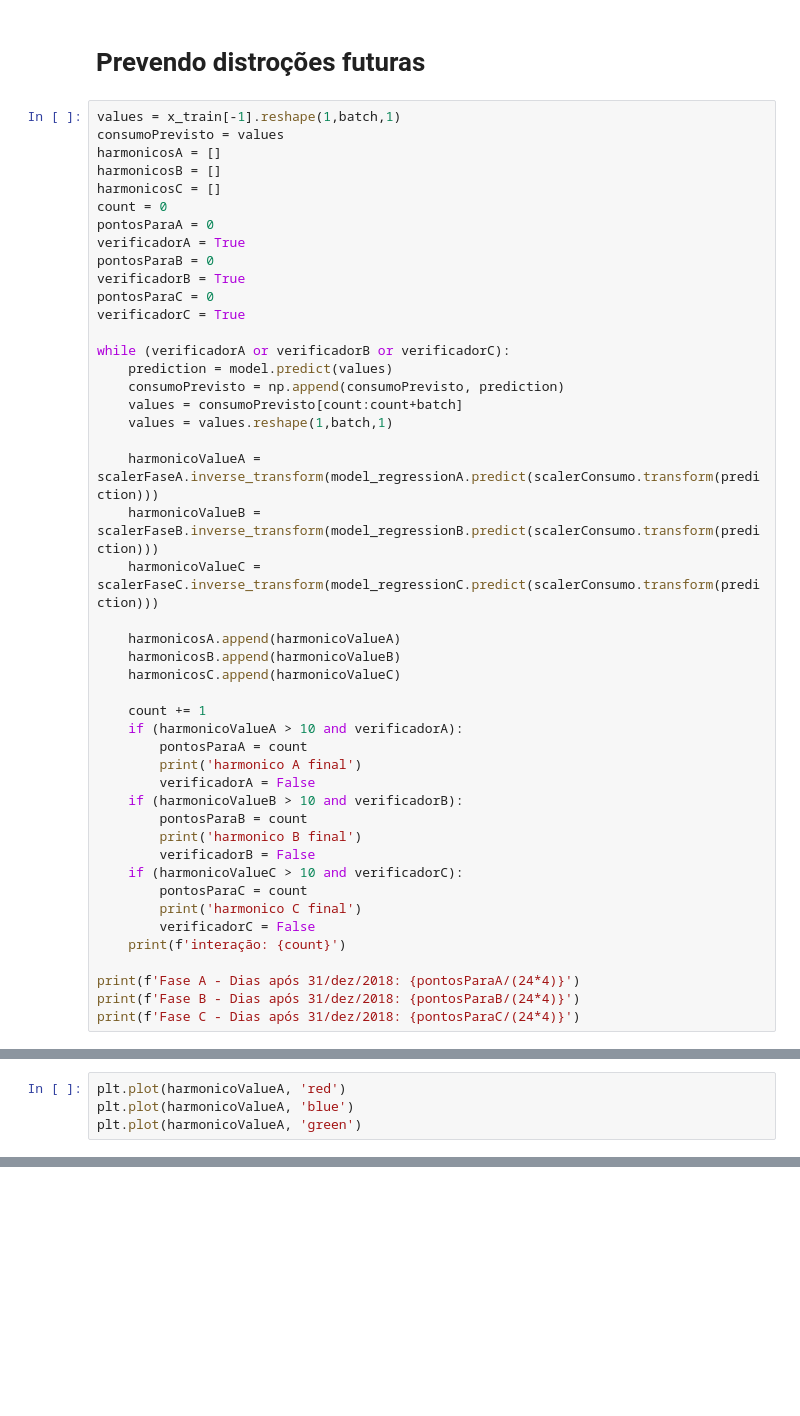
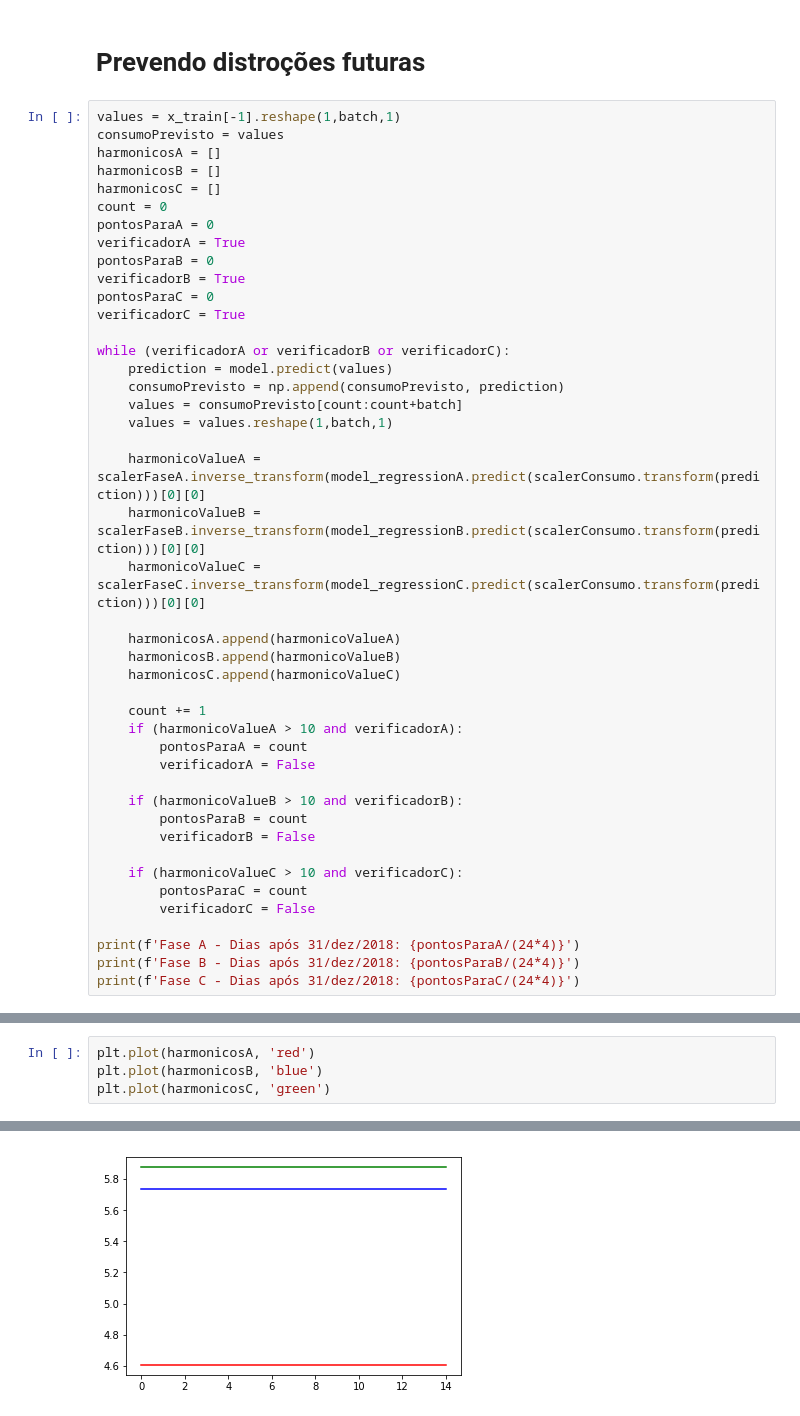
Before and after one commit to nayarat/analise-de-consumo, a Jupyter notebook: rede media.ipynb, the cells around one changed output, grey strips where cells are left out. Drawn from its saved outputs; the diff is of its cells as text; blank space fills up the shorter version.

```diff
--- a/rede media.ipynb
+++ b/rede media.ipynb
@@ -674,9 +675,9 @@ while (verificadorA or verificadorB or verificadorC):
     values = consumoPrevisto[count:count+batch]
     values = values.reshape(1,batch,1)
 
-    harmonicoValueA = scalerFaseA.inverse_transform(model_regressionA.predict(scalerConsumo.transform(prediction)))
-    harmonicoValueB = scalerFaseB.inverse_transform(model_regressionB.predict(scalerConsumo.transform(prediction)))
-    harmonicoValueC = scalerFaseC.inverse_transform(model_regressionC.predict(scalerConsumo.transform(prediction)))
+    harmonicoValueA = scalerFaseA.inverse_transform(model_regressionA.predict(scalerConsumo.transform(prediction)))[0][0]
+    harmonicoValueB = scalerFaseB.inverse_transform(model_regressionB.predict(scalerConsumo.transform(prediction)))[0][0]
+    harmonicoValueC = scalerFaseC.inverse_transform(model_regressionC.predict(scalerConsumo.transform(prediction)))[0][0]
 
     harmonicosA.append(harmonicoValueA)
     harmonicosB.append(harmonicoValueB)
@@ -685,17 +686,15 @@ while (verificadorA or verificadorB or verificadorC):
     count += 1
     if (harmonicoValueA > 10 and verificadorA):
         pontosParaA = count
-        print('harmonico A final')
         verificadorA = False
+
     if (harmonicoValueB > 10 and verificadorB):
         pontosParaB = count
-        print('harmonico B final')
         verificadorB = False
+
     if (harmonicoValueC > 10 and verificadorC):
         pontosParaC = count
-        print('harmonico C final')
         verificadorC = False
-    print(f'interação: {count}')
 
 print(f'Fase A - Dias após 31/dez/2018: {pontosParaA/(24*4)}')
 print(f'Fase B - Dias após 31/dez/2018: {pontosParaB/(24*4)}')
@@ -722,4 +712,5 @@ KeyboardInterrupt: ignored
 # %%
-plt.plot(harmonicoValueA, 'red')
-plt.plot(harmonicoValueA, 'blue')
-plt.plot(harmonicoValueA, 'green')
+plt.plot(harmonicosA, 'red')
+plt.plot(harmonicosB, 'blue')
+plt.plot(harmonicosC, 'green')
+# %% [output]
@@ -725,0 +718 @@ plt.plot(harmonicoValueA, 'green')
+[figure, added]
```
Also changed, not shown: parts of 8 cells of this notebook.
